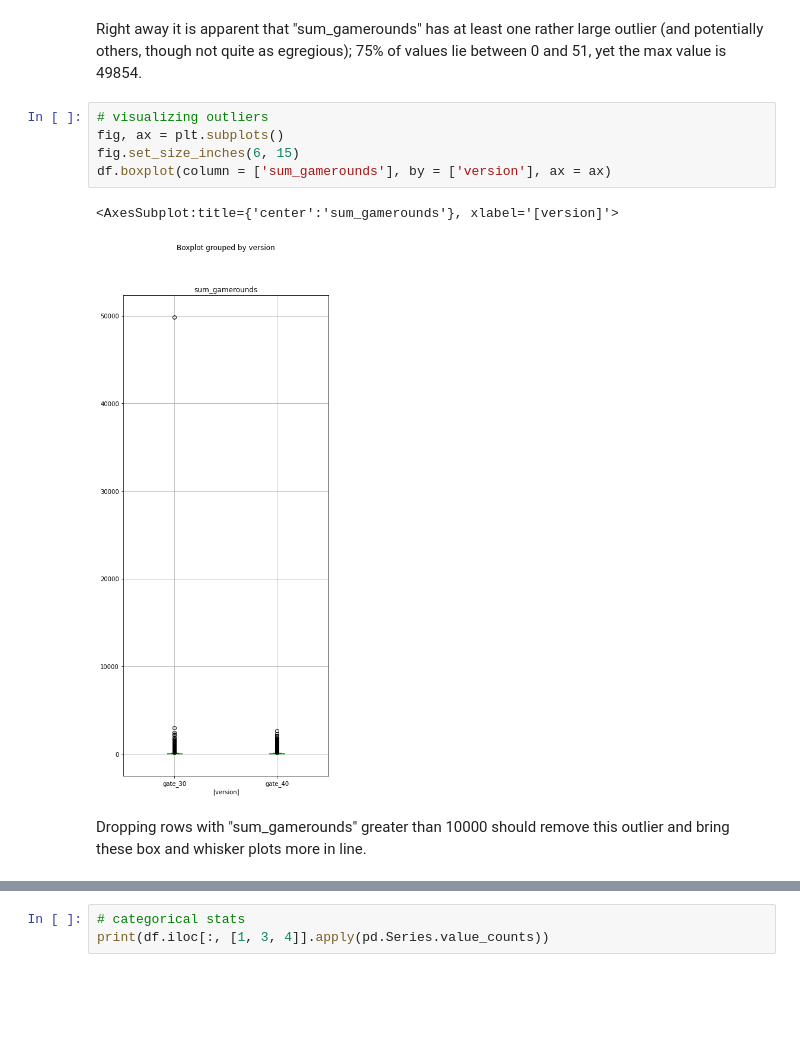
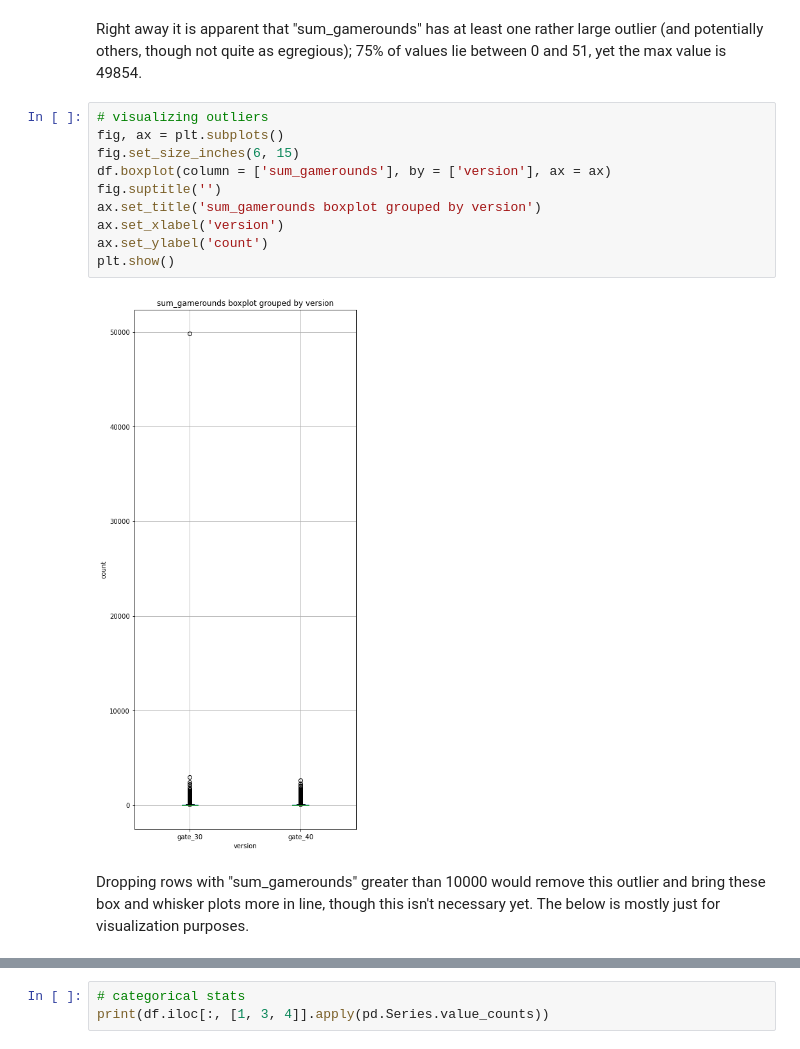
Before and after one commit to parkernisbet/game-ab-testing, a Jupyter notebook: game_ab_testing.ipynb, the cells around one changed output, grey strips where cells are left out. Drawn from its saved outputs; the diff is of its cells as text; blank space fills up the shorter version.

```diff
--- a/game_ab_testing.ipynb
+++ b/game_ab_testing.ipynb
@@ -86,14 +87,19 @@ max value is 49854.
 # %%
 # visualizing outliers
 fig, ax = plt.subplots()
 fig.set_size_inches(6, 15)
 df.boxplot(column = ['sum_gamerounds'], by = ['version'], ax = ax)
+fig.suptitle('')
+ax.set_title('sum_gamerounds boxplot grouped by version')
+ax.set_xlabel('version')
+ax.set_ylabel('count')
+plt.show()
 # %% [output]
-<AxesSubplot:title={'center':'sum_gamerounds'}, xlabel='[version]'>
-[figure, old version]
+[figure, new version]
 # %% [markdown]
-Dropping rows with "sum_gamerounds" greater than 10000 should remove this outlier and bring these
-box and whisker plots more in line.
+Dropping rows with "sum_gamerounds" greater than 10000 would remove this outlier and bring these
+box and whisker plots more in line, though this isn't necessary yet. The below is mostly just for
+visualization purposes.
 # %%
 # outlier removal
 df = df.query('sum_gamerounds < 10000')
```
Also changed, not shown: parts of 20 cells of this notebook.
